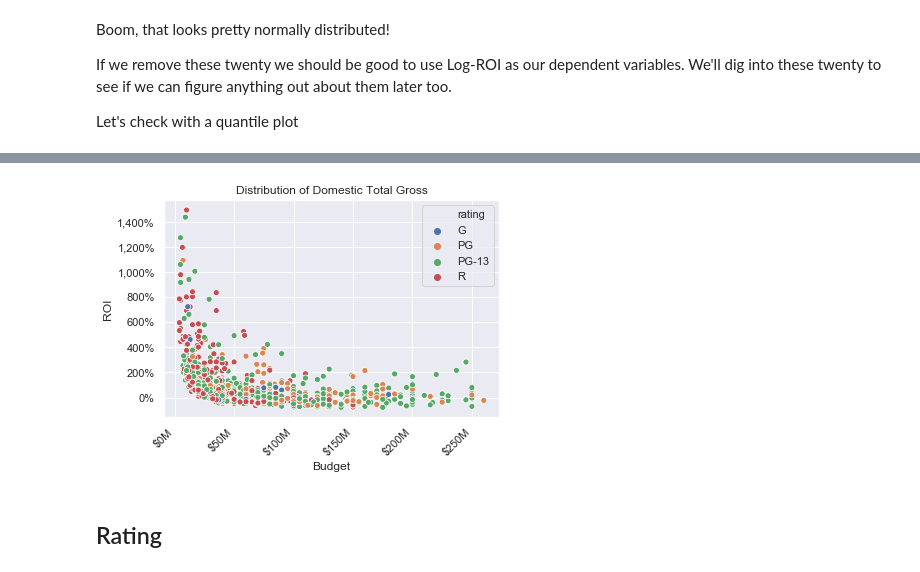
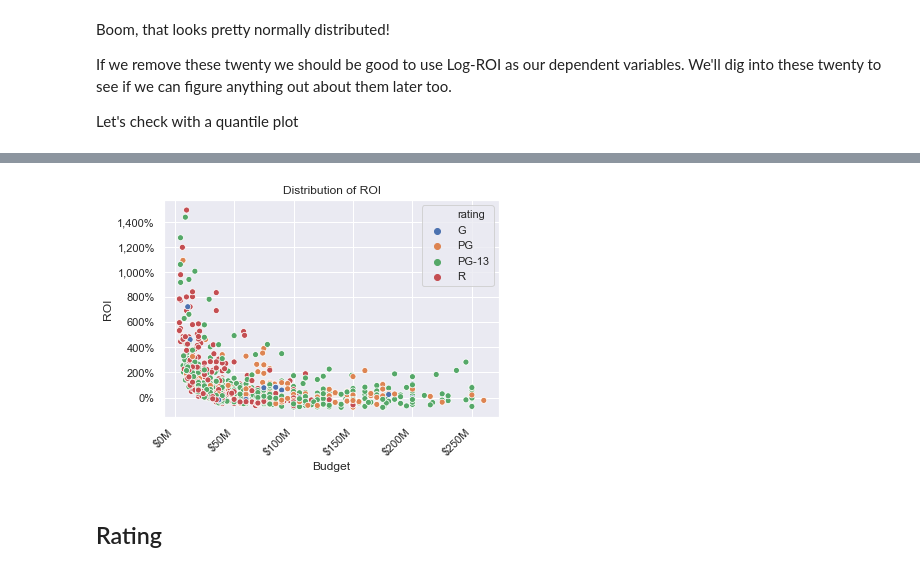
Before and after one commit to bfitzpa5/Metis_Projects, a Jupyter notebook: 02-luther/luther_eda.ipynb, the cells around one changed output, grey strips where cells are left out. Saved outputs shown, nothing was run; the diff lists cells and outputs as text; code cells hidden in the pictures.

```diff
--- a/02-luther/luther_eda.ipynb
+++ b/02-luther/luther_eda.ipynb
@@ -489,20 +489,20 @@ plt.show()
 # %%
 mask = df.roi < 15
 data = df.loc[mask, ['budget', 'roi', 'rating']]
 order = ['G', 'PG', 'PG-13', 'R']
 ax = sns.scatterplot(x='budget', y='roi',
                      hue='rating', data=data, hue_order=order)
 ax.set_xticklabels(ax.get_xticks(),
                    rotation=45,
                    horizontalalignment='right')
-ax.set(title="Distribution of Domestic Total Gross",
+ax.set(title="Distribution of ROI",
        xlabel='Budget',
        ylabel='ROI')
 ax.xaxis.set_major_formatter(formatter)
 ax.set_yticklabels(['{:,.0%}'.format(x) for x in ax.get_yticks()])
 plt.show()
 # %% [output]
-[figure, old version]
+[figure, new version]
 # %% [markdown]
 ## Rating
 # %%
```
Also changed, not shown: parts of 2 cells of this notebook, 2 other files.
